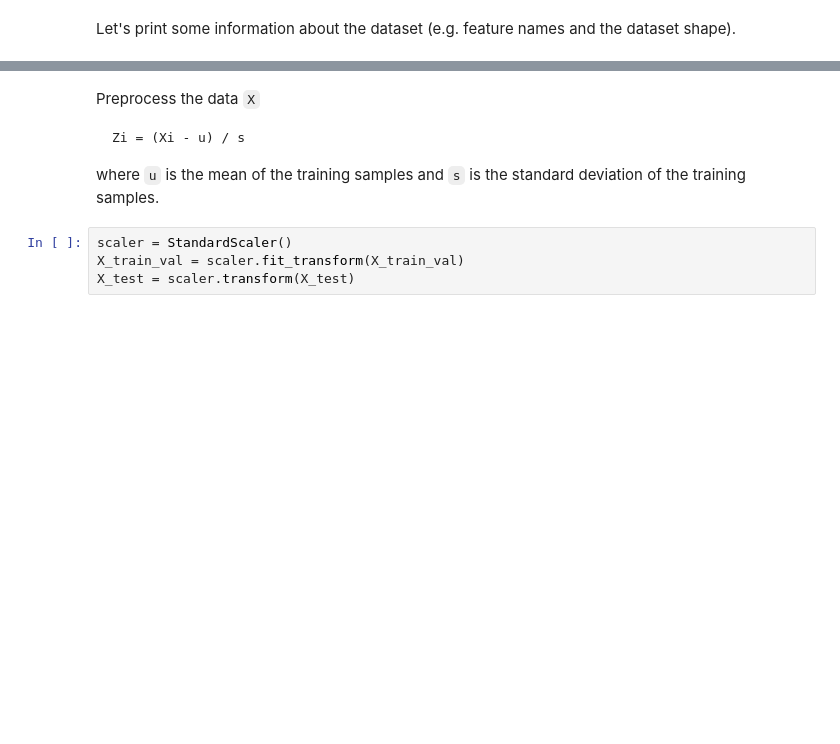
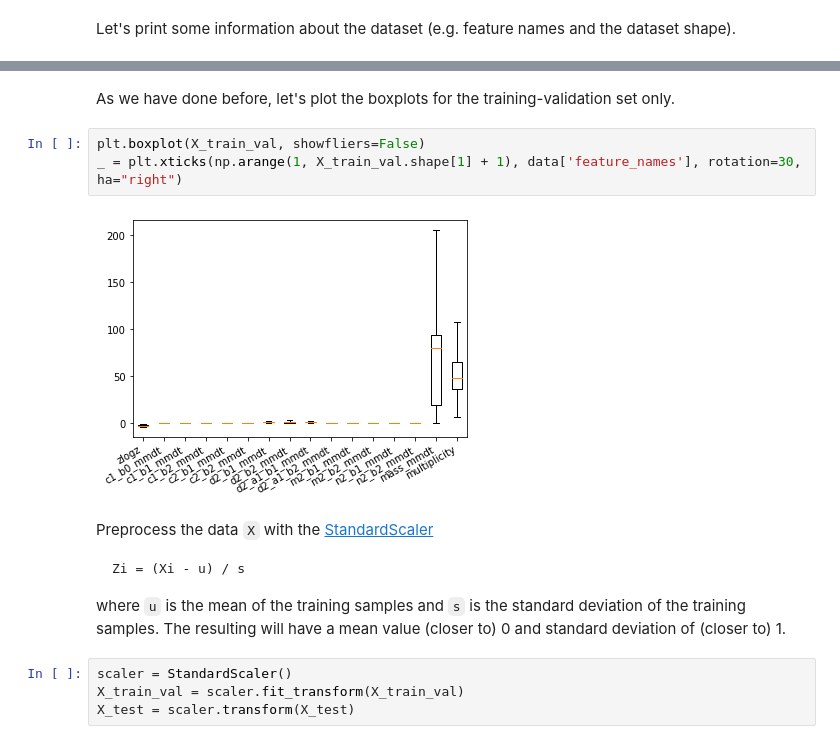
Before and after one commit to fastmachinelearning/hls4ml-tutorial, a Jupyter notebook: part1_getting_started.ipynb, the cells around one changed output, grey strips where cells are left out. Saved outputs shown, nothing was run; the diff lists cells and outputs as text; blank space fills up the shorter version.

````diff
--- a/part1_getting_started.ipynb
+++ b/part1_getting_started.ipynb
@@ -71,9 +133,16 @@ print(X_train_val.shape, X_test.shape, y_train_val.shape, y_test.shape)
+# %% [markdown]
+As we have done before, let's plot the boxplots for the training-validation set only.
+# %%
+plt.boxplot(X_train_val, showfliers=False)
+_ = plt.xticks(np.arange(1, X_train_val.shape[1] + 1), data['feature_names'], rotation=30, ha="right")
+# %% [output]
+[figure, added]
 # %% [markdown]
-Preprocess the data `X`
+Preprocess the data `X` with the [StandardScaler](https://scikit-learn.org/stable/modules/generated/sklearn.preprocessing.StandardScaler.html)
 ```
 Zi = (Xi - u) / s
 ```
-where `u` is the mean of the training samples and `s` is the standard deviation of the training samples.
+where `u` is the mean of the training samples and `s` is the standard deviation of the training samples. The resulting will have a mean value (closer to) 0 and standard deviation of (closer to) 1.
 # %%
 scaler = StandardScaler()
 X_train_val = scaler.fit_transform(X_train_val)
````
Also changed, not shown: parts of 39 cells of this notebook, 2 other files.
